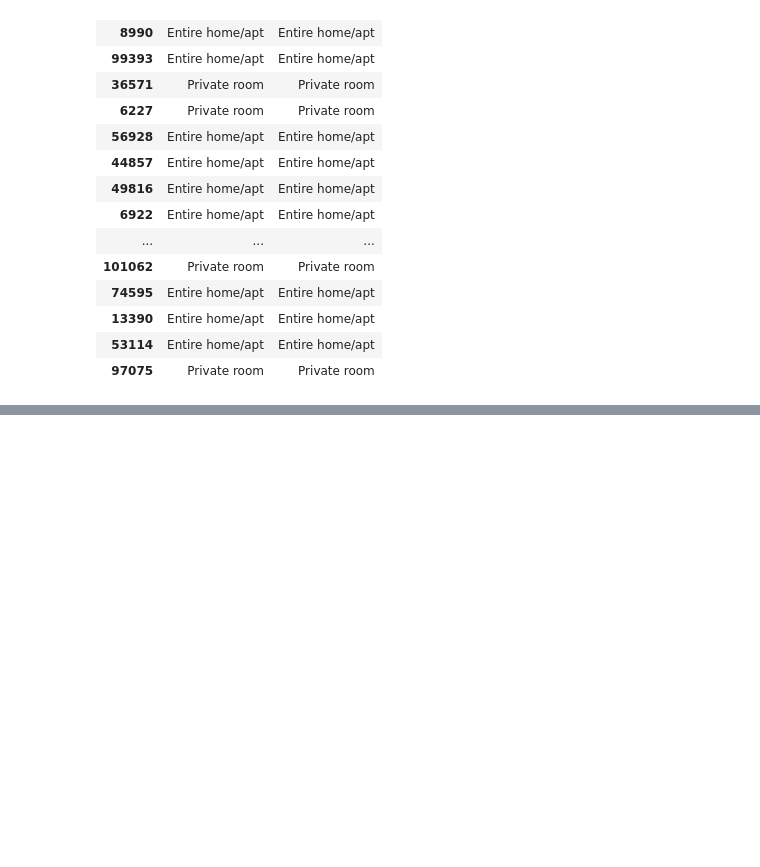
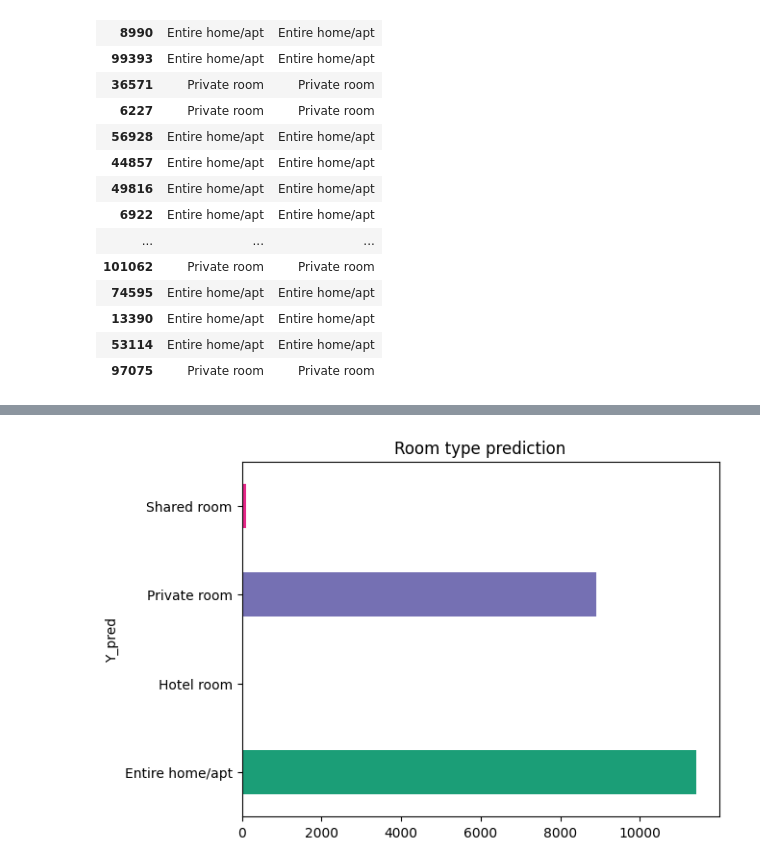
Before and after one commit to AnnaBicelli/Airbnb_Open_Data_project, a Jupyter notebook: Modeling_Airbnb_project.ipynb, the cells around one changed output, grey strips where cells are left out. Saved outputs shown, nothing was run; the diff lists cells and outputs as text; code cells hidden in the pictures; blank space fills up the shorter version.

```diff
--- a/Modeling_Airbnb_project.ipynb
+++ b/Modeling_Airbnb_project.ipynb
@@ -679,0 +633,6 @@ e posso vedere l'accuratezza anche con il seguente bar plot
+# %%
+df1.groupby('Y_pred').size().plot(kind='barh', color=sns.palettes.mpl_palette('Dark2'))
+plt.title('Room type prediction')
+plt.show()
+# %% [output]
+[figure, added]
```
Also changed, not shown: parts of 57 cells of this notebook.
